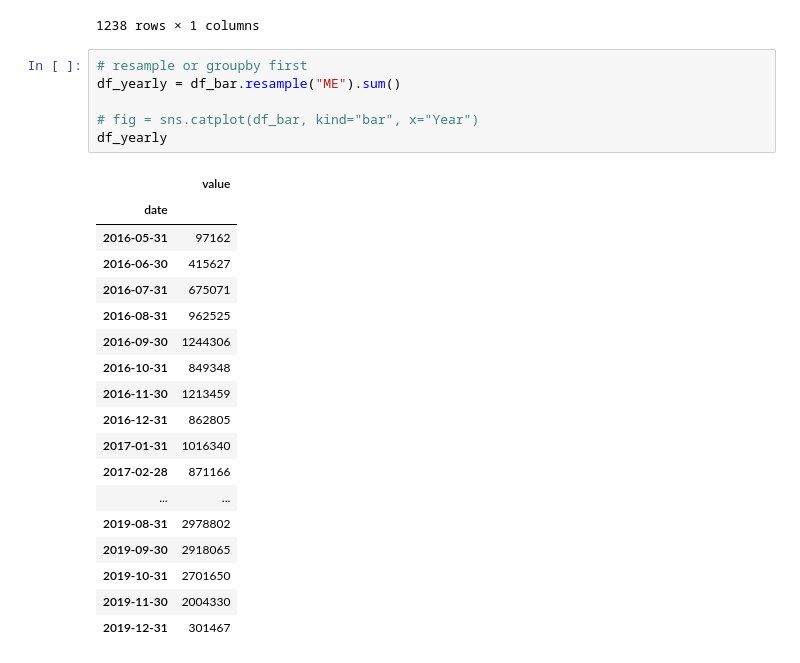
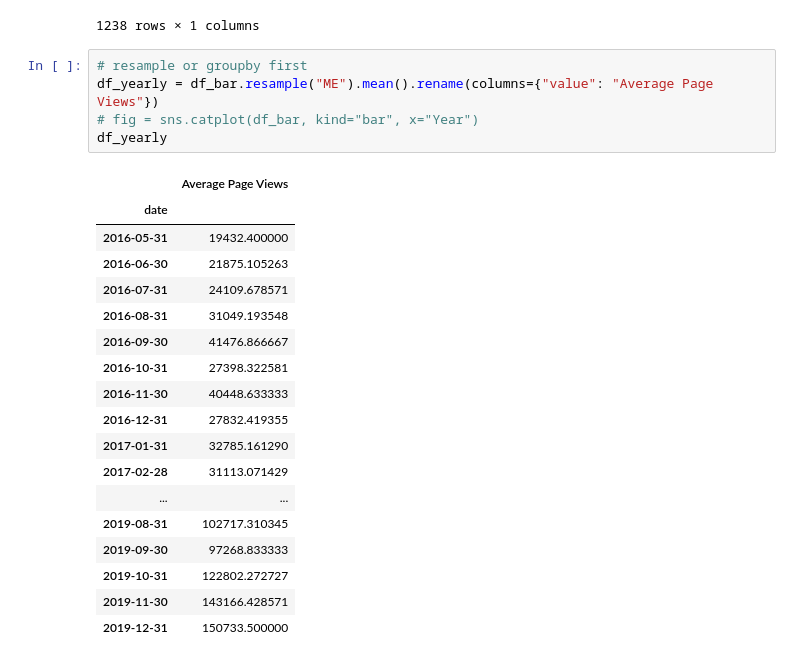
Before and after one commit to jamesra77/time_series_visualizer, a Jupyter notebook: tsv_scratch.ipynb, the cells around one changed output. Drawn from its saved outputs; the diff is of its cells as text.

```diff
--- a/tsv_scratch.ipynb
+++ b/tsv_scratch.ipynb
@@ -76,26 +77,25 @@ df_bar
 1238 rows × 1 columns
 # %%
 # resample or groupby first
-df_yearly = df_bar.resample("ME").sum()
-
+df_yearly = df_bar.resample("ME").mean().rename(columns={"value": "Average Page Views"})
 # fig = sns.catplot(df_bar, kind="bar", x="Year")
 df_yearly
 # %% [output]
-|  | value |
+|  | Average Page Views |
 | date |  |
-| 2016-05-31 | 97162 |
-| 2016-06-30 | 415627 |
-| 2016-07-31 | 675071 |
-| 2016-08-31 | 962525 |
-| 2016-09-30 | 1244306 |
-| 2016-10-31 | 849348 |
-| 2016-11-30 | 1213459 |
-| 2016-12-31 | 862805 |
-| 2017-01-31 | 1016340 |
-| 2017-02-28 | 871166 |
+| 2016-05-31 | 19432.400000 |
+| 2016-06-30 | 21875.105263 |
+| 2016-07-31 | 24109.678571 |
+| 2016-08-31 | 31049.193548 |
+| 2016-09-30 | 41476.866667 |
+| 2016-10-31 | 27398.322581 |
+| 2016-11-30 | 40448.633333 |
+| 2016-12-31 | 27832.419355 |
+| 2017-01-31 | 32785.161290 |
+| 2017-02-28 | 31113.071429 |
 | ... | ... |
-| 2019-08-31 | 2978802 |
-| 2019-09-30 | 2918065 |
-| 2019-10-31 | 2701650 |
-| 2019-11-30 | 2004330 |
-| 2019-12-31 | 301467 |
+| 2019-08-31 | 102717.310345 |
+| 2019-09-30 | 97268.833333 |
+| 2019-10-31 | 122802.272727 |
+| 2019-11-30 | 143166.428571 |
+| 2019-12-31 | 150733.500000 |
```
Also changed, not shown: parts of 15 cells of this notebook, 5 other files.
